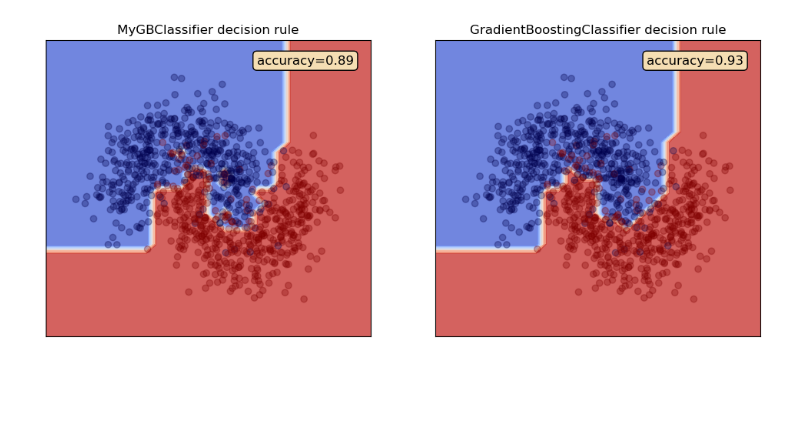
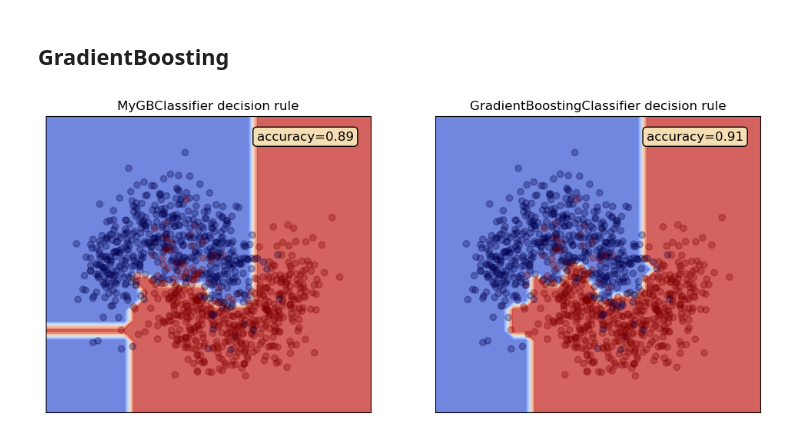
Before and after one commit to iliatarasov/machine-learning-algorithms-from-scratch, a Jupyter notebook: machine learning algorithms from scratch.ipynb, the cells around one changed output. Drawn from its saved outputs; the diff is of its cells as text; code cells hidden in the pictures; blank space fills up the shorter version.

```diff
--- a/machine learning algorithms from scratch.ipynb
+++ b/machine learning algorithms from scratch.ipynb
@@ -30,0 +37,11 @@ plt.show()
+# %%
+from my_models.desicion_tree import MyDT
+from sklearn.tree import DecisionTreeClassifier
+
+data = np.hstack((X_train, y_train.reshape(y_train.shape[0], 1)))
+
+dt = MyDT()
+dt.fit(data)
+
+dt_sklearn = DecisionTreeClassifier()
+dt_sklearn.fit(X_train, y_train)
@@ -31,22 +80,24 @@ plt.show()
+# %% [markdown]
+## GradientBoosting
 # %%
+from sklearn.tree import DecisionTreeClassifier
 from sklearn.ensemble import GradientBoostingClassifier
-from sklearn.tree import DecisionTreeClassifier
 from my_boosting_machines.gradient_boosting import MyGBClassifier
 
 max_depth = 5
 n_estimators = 100
 learning_rate = 0.1
 
-my_gradient_boost = MyGBClassifier()
+my_gradient_boost = MyGBClassifier(max_depth=max_depth)
 my_gradient_boost.fit(X_train, y_train, n_estimators=n_estimators,
               learning_rate=learning_rate)
 
 gradient_boost_sklearn = GradientBoostingClassifier(
-    n_estimators=n_estimators, learning_rate=learning_rate
+    n_estimators=n_estimators, learning_rate=learning_rate, max_depth=max_depth
     )
 gradient_boost_sklearn.fit(X_train, y_train)
 
 compare_classifiers([my_gradient_boost, gradient_boost_sklearn],
                     X_test, y_test, xx, yy, X, y)
 # %% [output]
-[figure, old version]
+[figure, new version]
```
Also changed, not shown: parts of 9 cells of this notebook, 2 other files.
